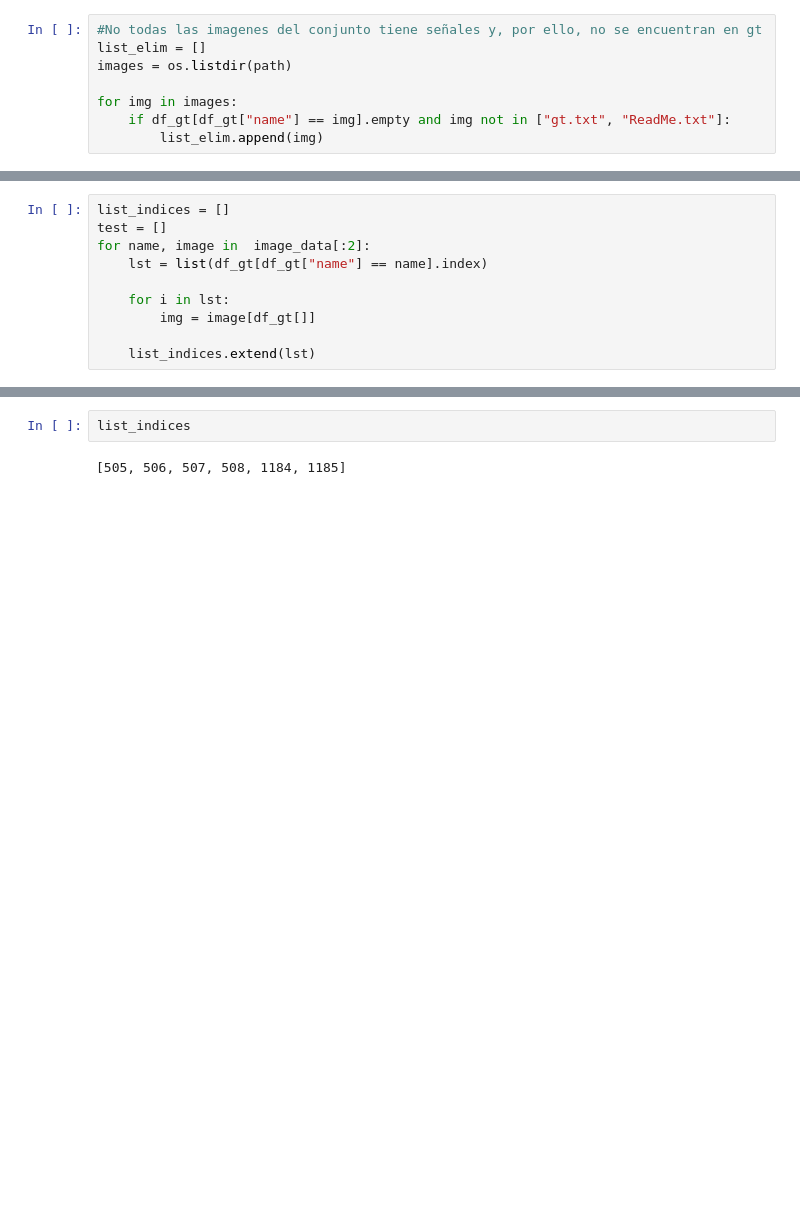
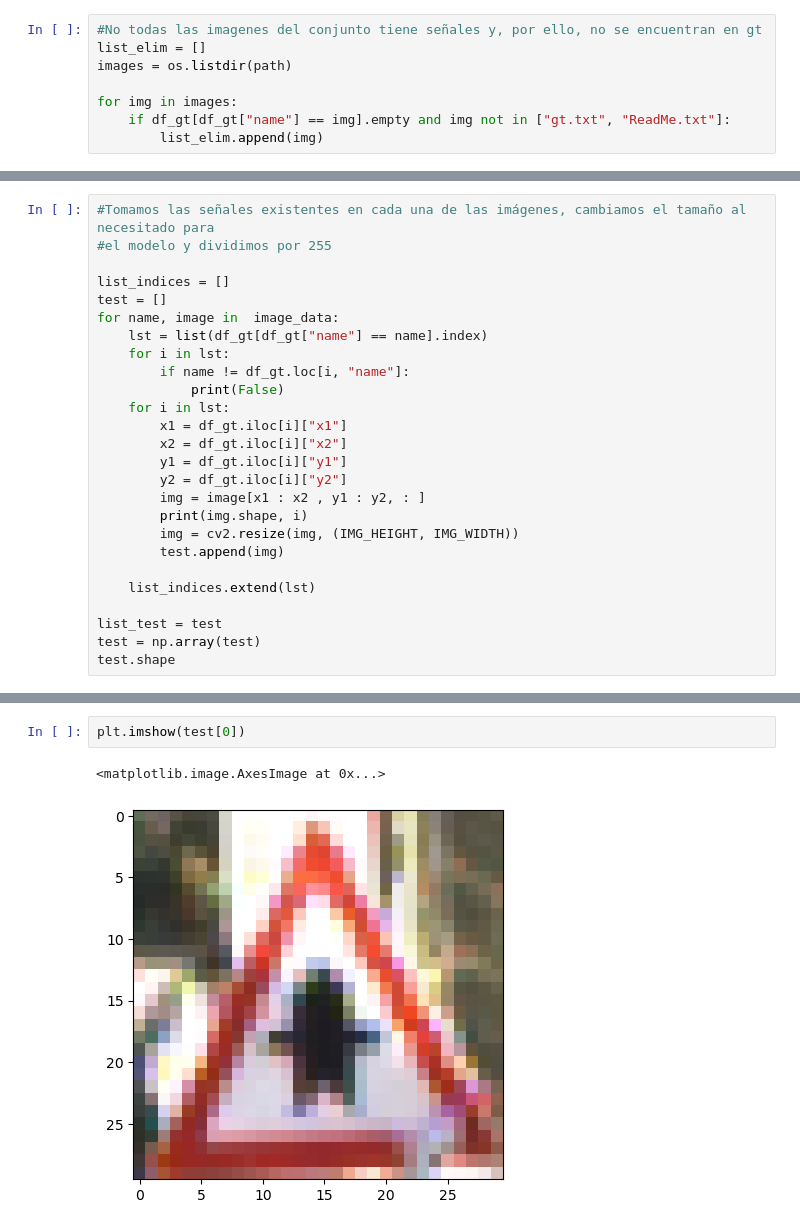
Before and after one commit to teresababio/Proyecto_Final, a Jupyter notebook: imagenes_completas/prueba_imagenes_carretera.ipynb, the cells around one changed output, grey strips where cells are left out. Drawn from its saved outputs; the diff is of its cells as text; blank space fills up the shorter version.

```diff
--- a/imagenes_completas/prueba_imagenes_carretera.ipynb
+++ b/imagenes_completas/prueba_imagenes_carretera.ipynb
@@ -74,10 +105,26 @@ NameError: name 'imagen' is not defined
 # %%
+#Tomamos las señales existentes en cada una de las imágenes, cambiamos el tamaño al necesitado para
+#el modelo y dividimos por 255
+
 list_indices = []
 test = []
-for name, image in  image_data[:2]:
+for name, image in  image_data:
     lst = list(df_gt[df_gt["name"] == name].index)
-
     for i in lst:
-        img = image[df_gt[]]
+        if name != df_gt.loc[i, "name"]:
+            print(False)
+    for i in lst:
+        x1 = df_gt.iloc[i]["x1"]
+        x2 = df_gt.iloc[i]["x2"]
+        y1 = df_gt.iloc[i]["y1"]
+        y2 = df_gt.iloc[i]["y2"]
+        img = image[x1 : x2 , y1 : y2, : ]
+        print(img.shape, i)
+        img = cv2.resize(img, (IMG_HEIGHT, IMG_WIDTH))
+        test.append(img)
 
     list_indices.extend(lst)
+
+list_test = test
+test = np.array(test)
+test.shape
@@ -84,4 +150,5 @@ for name, image in  image_data[:2]:
-# %%
-list_indices
-# %% [output]
-[505, 506, 507, 508, 1184, 1185]
+# %%
+plt.imshow(test[0])
+# %% [output]
+<matplotlib.image.AxesImage at 0x...>
+[figure, added]
```
Also changed, not shown: parts of 24 cells of this notebook, 20 other files.
